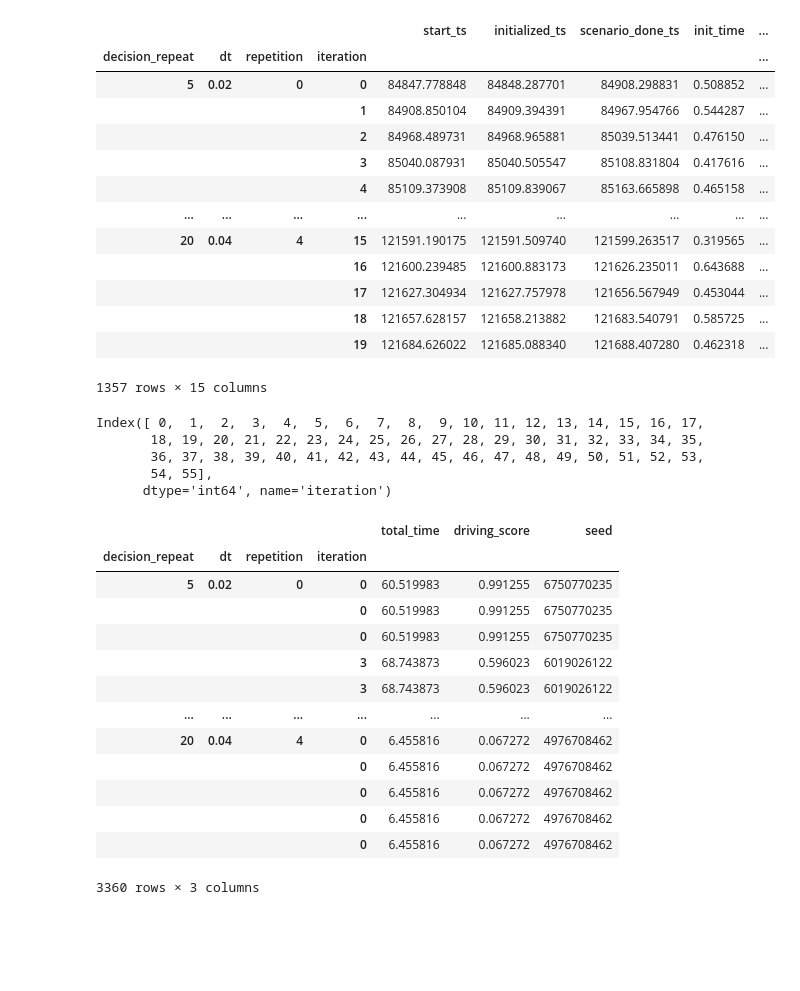
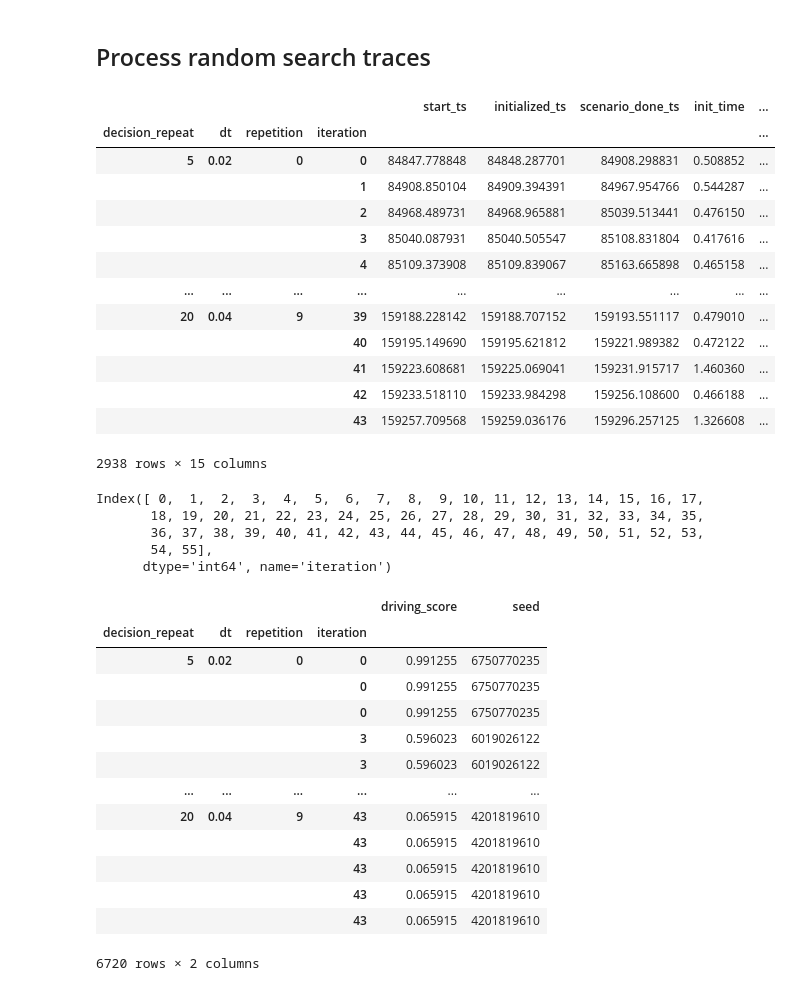
Before and after one commit to olek-osikowicz/metadrive, a Jupyter notebook: olek/analyze_rq3.ipynb, the cells around one changed output. Drawn from its saved outputs; the diff is of its cells as text; code cells hidden in the pictures; blank space fills up the shorter version.

```diff
--- a/olek/analyze_rq3.ipynb
+++ b/olek/analyze_rq3.ipynb
@@ -11,7 +11,8 @@ from matplotlib import cm
 
 idx = pd.IndexSlice
 
-DATA_DIR = Path("data/random_search")
+RS_DIR = Path("data/random_search")
+VERIFICATION_DIR = Path("data/verification")
 # %%
 def get_in_road_percentage(steps_df: pd.DataFrame) -> float:
     ret = steps_df["out_of_road"].value_counts(normalize=True).at[False]
@@ -50,9 +51,11 @@ def process_steps(steps_infos: list) -> dict:
     }
 
     return steps_data
+# %% [markdown]
+## Process random search traces
 # %%
 def get_random_search_traces():
-    paths = list(DATA_DIR.rglob("*.json"))
+    paths = list(RS_DIR.rglob("*.json"))
 
     scenarios = []
     for file_path in tqdm(paths):
@@ -95,12 +98,12 @@ df
 |  |  |  | 3 | 85040.087931 | 85040.505547 | 85108.831804 | 0.417616 | ... |
 |  |  |  | 4 | 85109.373908 | 85109.839067 | 85163.665898 | 0.465158 | ... |
 | ... | ... | ... | ... | ... | ... | ... | ... | ... |
-| 20 | 0.04 | 4 | 15 | 121591.190175 | 121591.509740 | 121599.263517 | 0.319565 | ... |
-|  |  |  | 16 | 121600.239485 | 121600.883173 | 121626.235011 | 0.643688 | ... |
-|  |  |  | 17 | 121627.304934 | 121627.757978 | 121656.567949 | 0.453044 | ... |
-|  |  |  | 18 | 121657.628157 | 121658.213882 | 121683.540791 | 0.585725 | ... |
-|  |  |  | 19 | 121684.626022 | 121685.088340 | 121688.407280 | 0.462318 | ... |
+| 20 | 0.04 | 9 | 39 | 159188.228142 | 159188.707152 | 159193.551117 | 0.479010 | ... |
+|  |  |  | 40 | 159195.149690 | 159195.621812 | 159221.989382 | 0.472122 | ... |
+|  |  |  | 41 | 159223.608681 | 159225.069041 | 159231.915717 | 1.460360 | ... |
+|  |  |  | 42 | 159233.518110 | 159233.984298 | 159256.108600 | 0.466188 | ... |
+|  |  |  | 43 | 159257.709568 | 159259.036176 | 159296.257125 | 1.326608 | ... |
-1357 rows × 15 columns
+2938 rows × 15 columns
 # %%
 # calculate driving score
 # ! Problem changing the values here in the analysis can change % error
@@ -156,24 +159,24 @@ sols_df = pd.concat([get_solutions_of_iteration(it, df) for it in iterations], a
 sols_df = sols_df.sort_index()
 sols_index = pd.MultiIndex.from_tuples(sols_df["solution_idx"])
 # %%
-df = df[["total_time", "driving_score", "seed"]]
-sols_df = df.loc[sols_index]
+# df = df[["driving_score", "seed", "total_time"]]
+sols_df = df[["driving_score", "seed"]].loc[sols_index]
 sols_df
 # %% [output]
-|  |  |  |  | total_time | driving_score | seed |
-| decision_repeat | dt | repetition | iteration |  |  |  |
-| 5 | 0.02 | 0 | 0 | 60.519983 | 0.991255 | 6750770235 |
-|  |  |  | 0 | 60.519983 | 0.991255 | 6750770235 |
-|  |  |  | 0 | 60.519983 | 0.991255 | 6750770235 |
-|  |  |  | 3 | 68.743873 | 0.596023 | 6019026122 |
-|  |  |  | 3 | 68.743873 | 0.596023 | 6019026122 |
-| ... | ... | ... | ... | ... | ... | ... |
-| 20 | 0.04 | 4 | 0 | 6.455816 | 0.067272 | 4976708462 |
-|  |  |  | 0 | 6.455816 | 0.067272 | 4976708462 |
-|  |  |  | 0 | 6.455816 | 0.067272 | 4976708462 |
-|  |  |  | 0 | 6.455816 | 0.067272 | 4976708462 |
-|  |  |  | 0 | 6.455816 | 0.067272 | 4976708462 |
+|  |  |  |  | driving_score | seed |
+| decision_repeat | dt | repetition | iteration |  |  |
+| 5 | 0.02 | 0 | 0 | 0.991255 | 6750770235 |
+|  |  |  | 0 | 0.991255 | 6750770235 |
+|  |  |  | 0 | 0.991255 | 6750770235 |
+|  |  |  | 3 | 0.596023 | 6019026122 |
+|  |  |  | 3 | 0.596023 | 6019026122 |
+| ... | ... | ... | ... | ... | ... |
+| 20 | 0.04 | 9 | 43 | 0.065915 | 4201819610 |
+|  |  |  | 43 | 0.065915 | 4201819610 |
+|  |  |  | 43 | 0.065915 | 4201819610 |
+|  |  |  | 43 | 0.065915 | 4201819610 |
+|  |  |  | 43 | 0.065915 | 4201819610 |
-3360 rows × 3 columns
+6720 rows × 2 columns
 # %%
 sols_df = sols_df.reset_index()
 sols_df = sols_df.rename(
```
Also changed, not shown: parts of 14 cells of this notebook.
